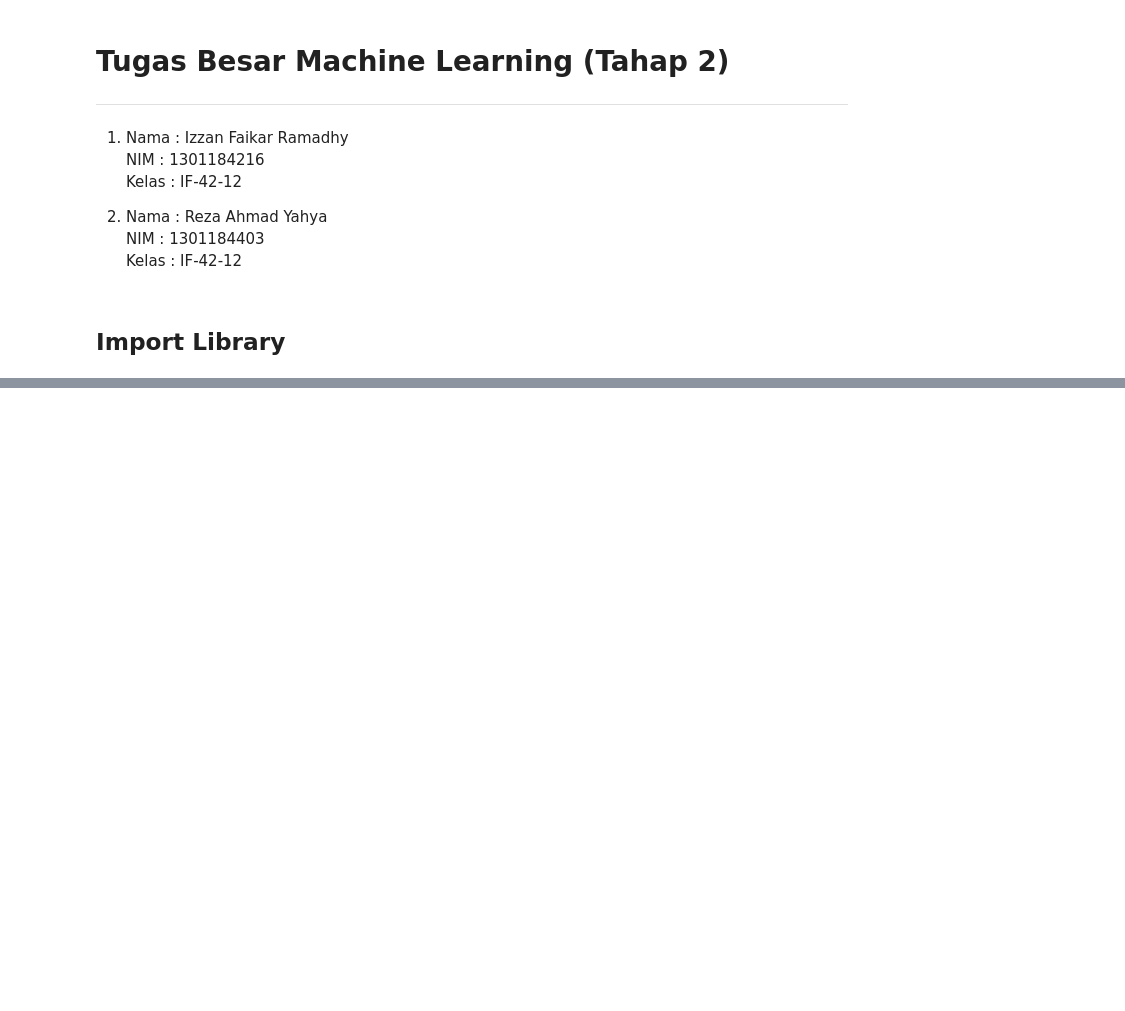
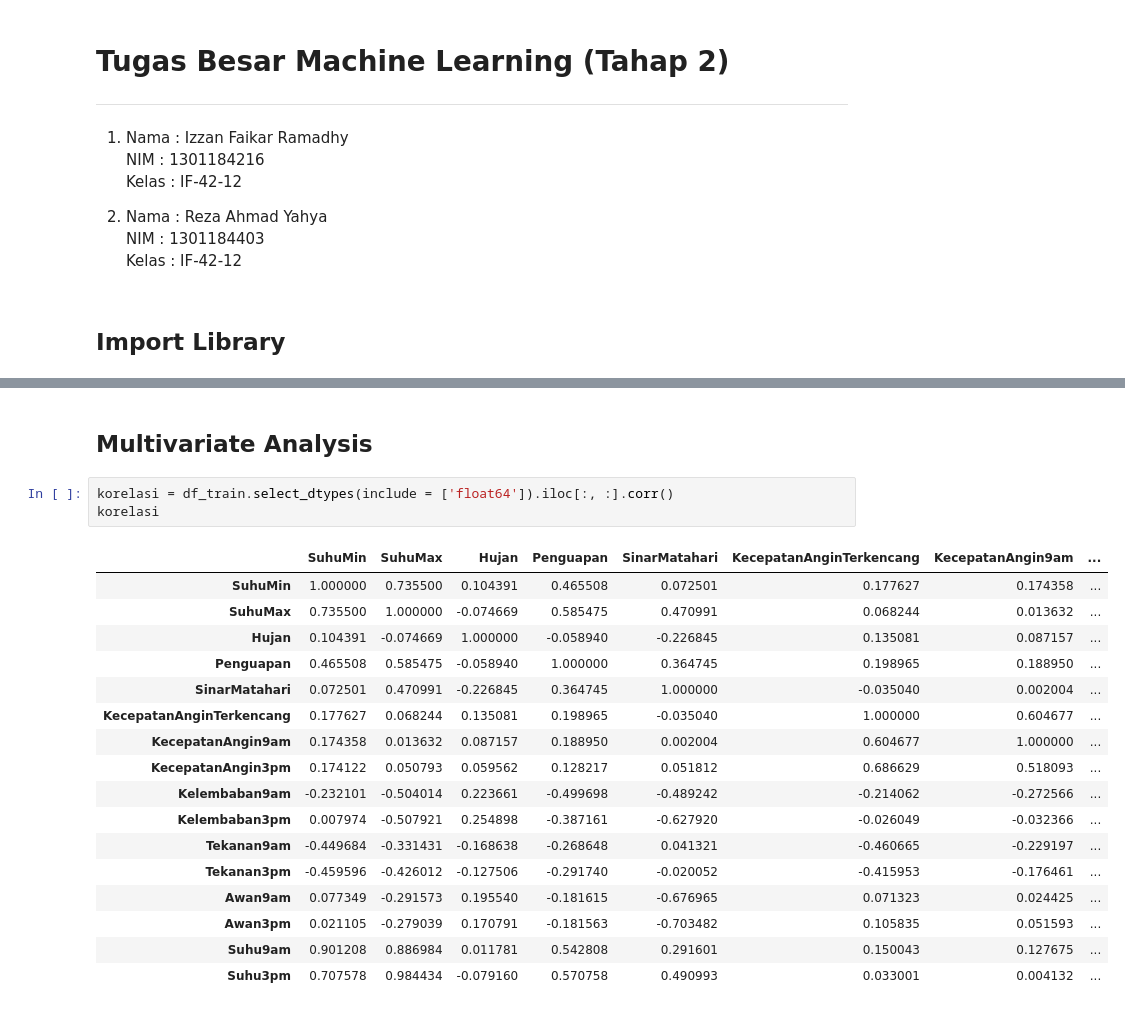
Before and after one commit to RezaAYahya/Classification, a Jupyter notebook: Classification_Salju.ipynb, the cells around one changed output, grey strips where cells are left out. Cells and saved outputs as stored; diff of their text form; blank space fills up the shorter version.

```diff
--- a/Classification_Salju.ipynb
+++ b/Classification_Salju.ipynb
@@ -62,0 +197,23 @@ df_test.head()
+# %% [markdown]
+## Multivariate Analysis
+# %%
+korelasi = df_train.select_dtypes(include = ['float64']).iloc[:, :].corr()
+korelasi
+# %% [output]
+|  | SuhuMin | SuhuMax | Hujan | Penguapan | SinarMatahari | KecepatanAnginTerkencang | KecepatanAngin9am | ... |
+| SuhuMin | 1.000000 | 0.735500 | 0.104391 | 0.465508 | 0.072501 | 0.177627 | 0.174358 | ... |
+| SuhuMax | 0.735500 | 1.000000 | -0.074669 | 0.585475 | 0.470991 | 0.068244 | 0.013632 | ... |
+| Hujan | 0.104391 | -0.074669 | 1.000000 | -0.058940 | -0.226845 | 0.135081 | 0.087157 | ... |
+| Penguapan | 0.465508 | 0.585475 | -0.058940 | 1.000000 | 0.364745 | 0.198965 | 0.188950 | ... |
+| SinarMatahari | 0.072501 | 0.470991 | -0.226845 | 0.364745 | 1.000000 | -0.035040 | 0.002004 | ... |
+| KecepatanAnginTerkencang | 0.177627 | 0.068244 | 0.135081 | 0.198965 | -0.035040 | 1.000000 | 0.604677 | ... |
+| KecepatanAngin9am | 0.174358 | 0.013632 | 0.087157 | 0.188950 | 0.002004 | 0.604677 | 1.000000 | ... |
+| KecepatanAngin3pm | 0.174122 | 0.050793 | 0.059562 | 0.128217 | 0.051812 | 0.686629 | 0.518093 | ... |
+| Kelembaban9am | -0.232101 | -0.504014 | 0.223661 | -0.499698 | -0.489242 | -0.214062 | -0.272566 | ... |
+| Kelembaban3pm | 0.007974 | -0.507921 | 0.254898 | -0.387161 | -0.627920 | -0.026049 | -0.032366 | ... |
+| Tekanan9am | -0.449684 | -0.331431 | -0.168638 | -0.268648 | 0.041321 | -0.460665 | -0.229197 | ... |
+| Tekanan3pm | -0.459596 | -0.426012 | -0.127506 | -0.291740 | -0.020052 | -0.415953 | -0.176461 | ... |
+| Awan9am | 0.077349 | -0.291573 | 0.195540 | -0.181615 | -0.676965 | 0.071323 | 0.024425 | ... |
+| Awan3pm | 0.021105 | -0.279039 | 0.170791 | -0.181563 | -0.703482 | 0.105835 | 0.051593 | ... |
+| Suhu9am | 0.901208 | 0.886984 | 0.011781 | 0.542808 | 0.291601 | 0.150043 | 0.127675 | ... |
+| Suhu3pm | 0.707578 | 0.984434 | -0.079160 | 0.570758 | 0.490993 | 0.033001 | 0.004132 | ... |
```
Also changed, not shown: parts of 19 cells of this notebook.
